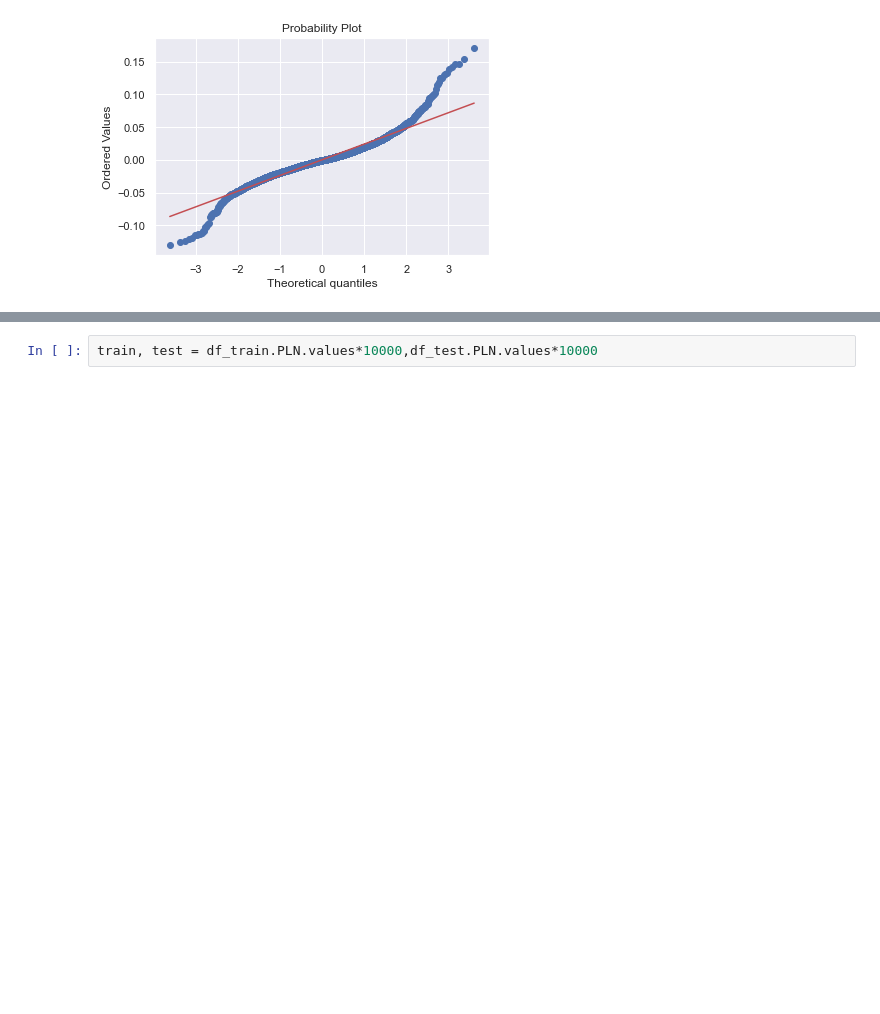
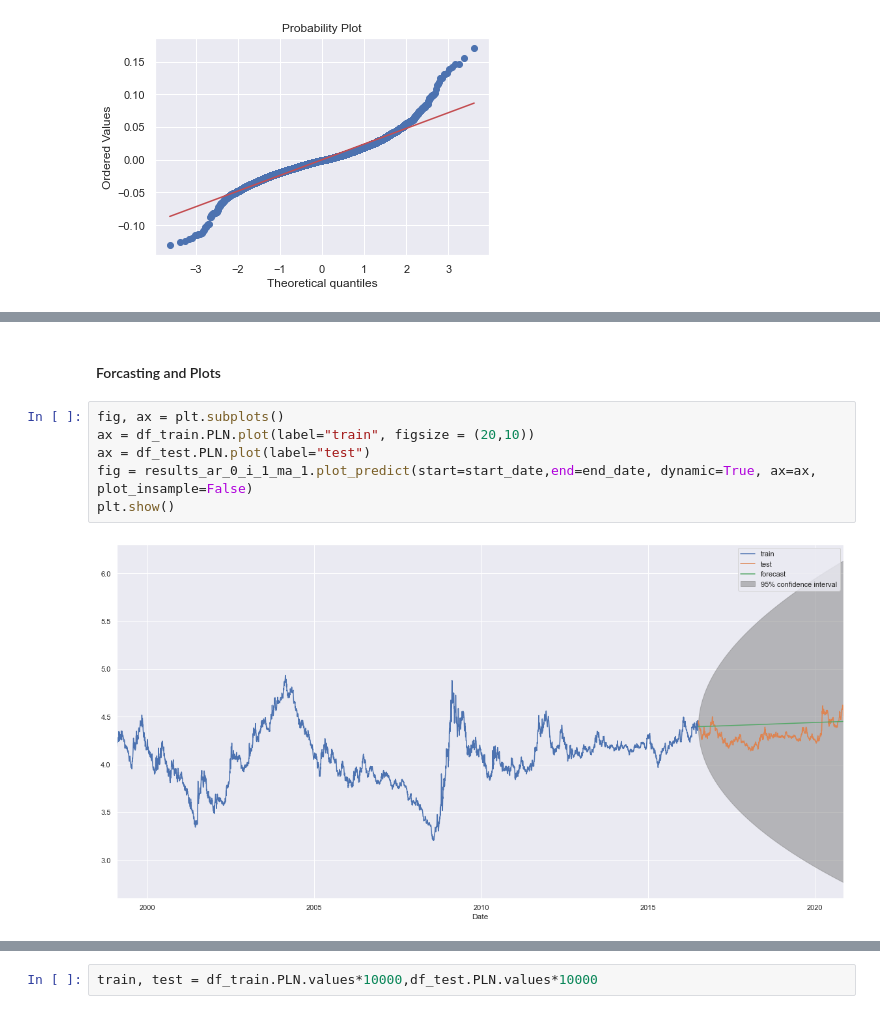
Before and after one commit to TPSGrzegorz/P01_Currency_Forecasting, a Jupyter notebook: P02-Forcasting_with_ARIMA_Model.ipynb, the cells around one changed output, grey strips where cells are left out. Cells and saved outputs as stored; diff of their text form; blank space fills up the shorter version.

```diff
--- a/P02-Forcasting_with_ARIMA_Model.ipynb
+++ b/P02-Forcasting_with_ARIMA_Model.ipynb
@@ -922,0 +1003,10 @@ pylab.show()
+# %% [markdown]
+#### Forcasting and Plots
+# %%
+fig, ax = plt.subplots()
+ax = df_train.PLN.plot(label="train", figsize = (20,10))
+ax = df_test.PLN.plot(label="test")
+fig = results_ar_0_i_1_ma_1.plot_predict(start=start_date,end=end_date, dynamic=True, ax=ax, plot_insample=False)
+plt.show()
+# %% [output]
+[figure, added]
```
Also changed, not shown: parts of 138 cells of this notebook, 51 other files.
